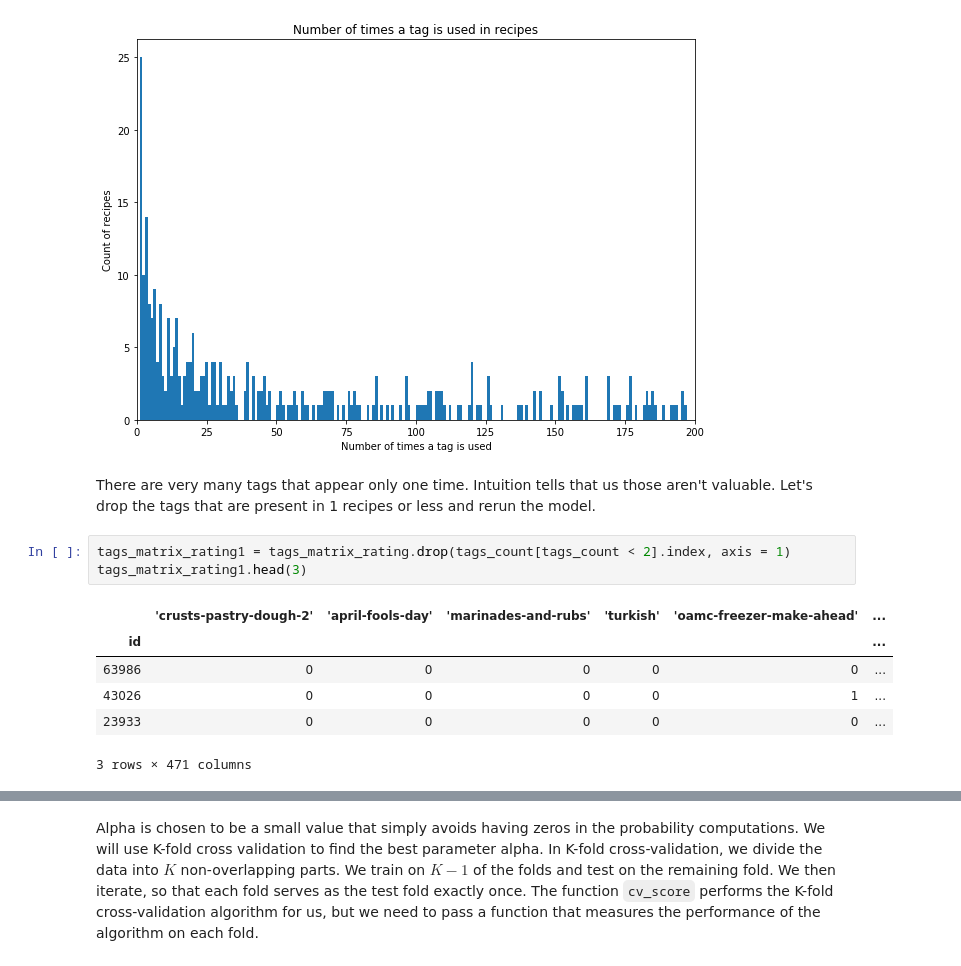
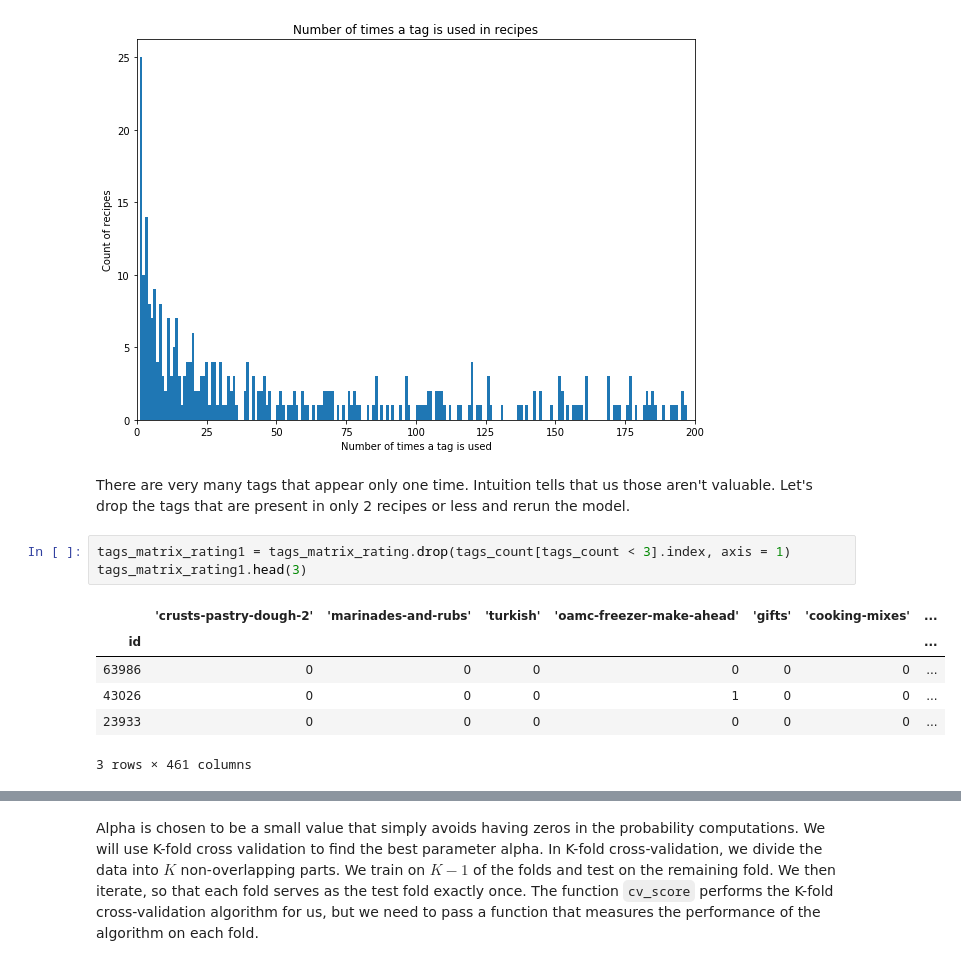
Before and after one commit to a-kantur/Springboard, a Jupyter notebook: Capstone Project 1/In-Depth Analysis.ipynb, the cells around one changed output, grey strips where cells are left out. Drawn from its saved outputs; the diff is of its cells as text.

```diff
--- a/Capstone Project 1/In-Depth Analysis.ipynb
+++ b/Capstone Project 1/In-Depth Analysis.ipynb
@@ -101,17 +124,17 @@ plt.show()
 # %% [output]
 [figure]
 # %% [markdown]
-There are very many tags that appear only one time. Intuition tells that us those aren't valuable. Let's drop the tags that are present in 1 recipes or less and rerun the model.
+There are very many tags that appear only one time. Intuition tells that us those aren't valuable. Let's drop the tags that are present in only 2 recipes or less and rerun the model.
 # %%
-tags_matrix_rating1 = tags_matrix_rating.drop(tags_count[tags_count < 2].index, axis = 1)
+tags_matrix_rating1 = tags_matrix_rating.drop(tags_count[tags_count < 3].index, axis = 1)
 tags_matrix_rating1.head(3)
 # %% [output]
-|  | 'crusts-pastry-dough-2' | 'april-fools-day' | 'marinades-and-rubs' | 'turkish' | 'oamc-freezer-make-ahead' | ... |
-| id |  |  |  |  |  | ... |
-| 63986 | 0 | 0 | 0 | 0 | 0 | ... |
-| 43026 | 0 | 0 | 0 | 0 | 1 | ... |
-| 23933 | 0 | 0 | 0 | 0 | 0 | ... |
+|  | 'crusts-pastry-dough-2' | 'marinades-and-rubs' | 'turkish' | 'oamc-freezer-make-ahead' | 'gifts' | 'cooking-mixes' | ... |
+| id |  |  |  |  |  |  | ... |
+| 63986 | 0 | 0 | 0 | 0 | 0 | 0 | ... |
+| 43026 | 0 | 0 | 0 | 1 | 0 | 0 | ... |
+| 23933 | 0 | 0 | 0 | 0 | 0 | 0 | ... |
-3 rows × 471 columns
+3 rows × 461 columns
 # %%
 X1=tags_matrix_rating1.iloc[:,:-1].values
 y1=(tags_matrix_rating1.rating >= 4.2).values.astype(np.float)
```
Also changed, not shown: parts of 20 cells of this notebook.
